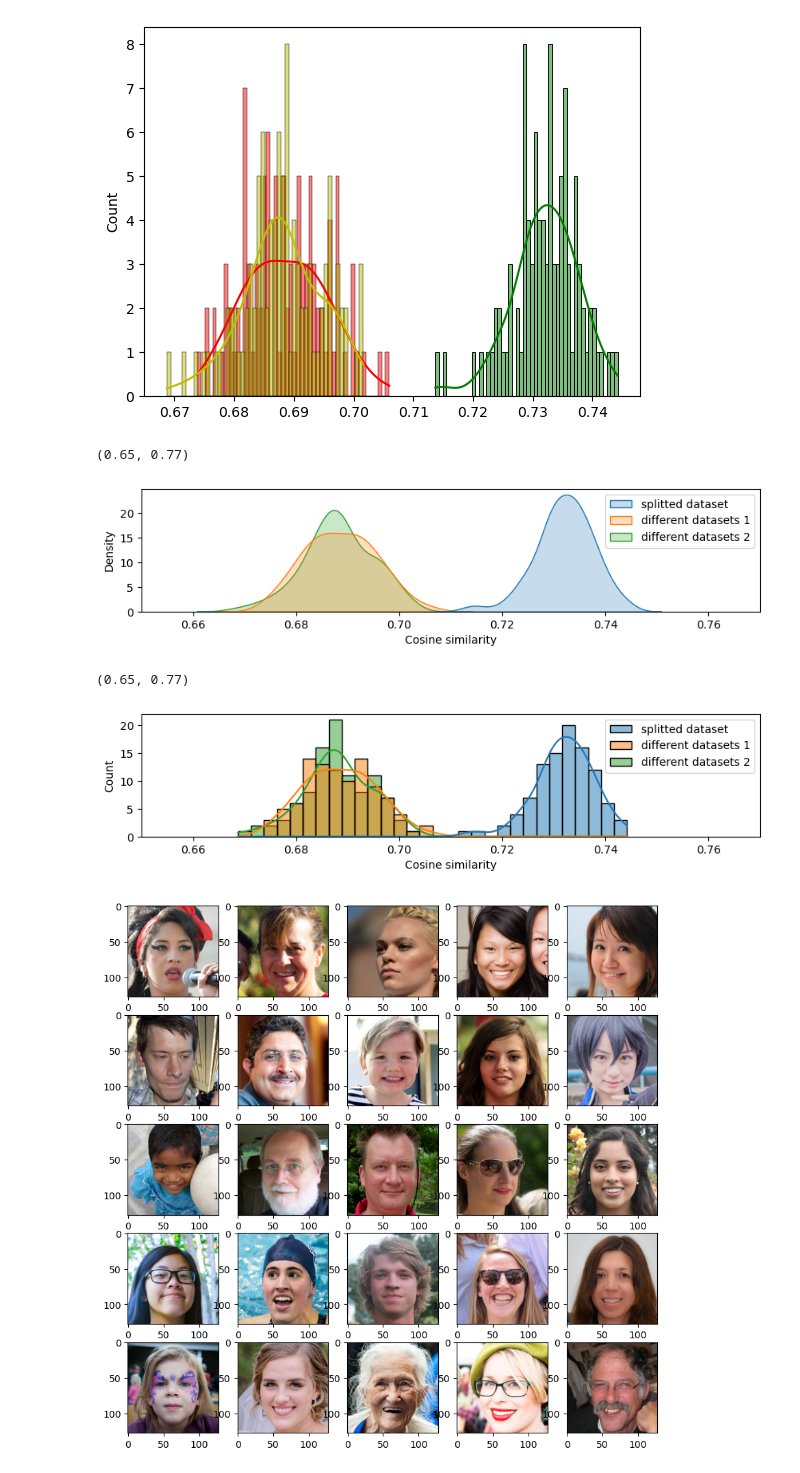
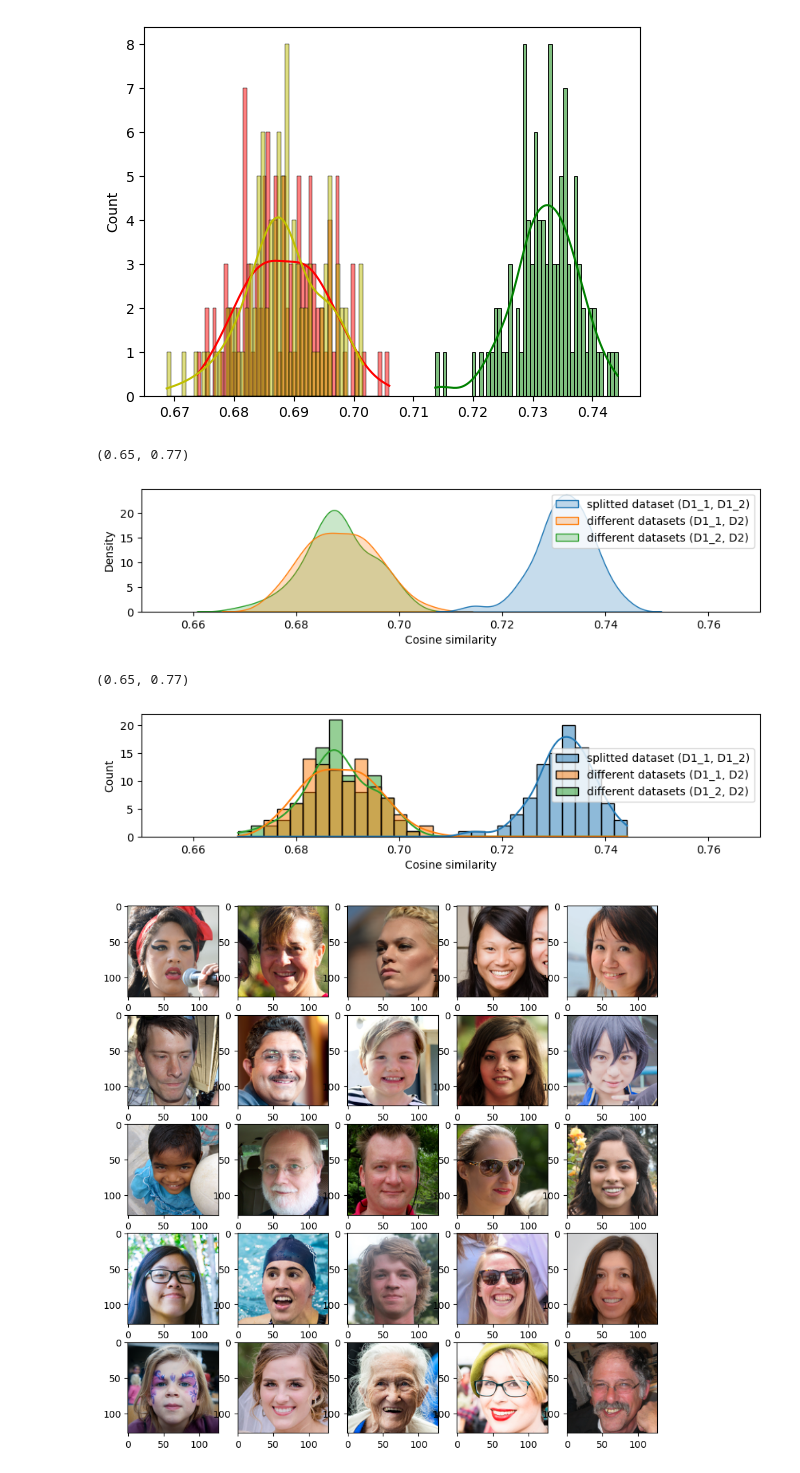
Before and after one commit to Usatoff/datasets_similarity, a Jupyter notebook: base.ipynb, the cells around one changed output. Drawn from its saved outputs; the diff is of its cells as text; code cells hidden in the pictures.

```diff
--- a/base.ipynb
+++ b/base.ipynb
@@ -202,9 +202,9 @@ sns.histplot(similarities_test_list_2, bins=50, kde=True, color='y')
 [figure]
 # %%
 to_plot = pd.DataFrame({
-    'splitted dataset': similarities_list,
-    'different datasets 1': similarities_test_list_1,
-    'different datasets 2': similarities_test_list_2,
+    'splitted dataset (D1_1, D1_2)': similarities_list,
+    'different datasets (D1_1, D2)': similarities_test_list_1,
+    'different datasets (D1_2, D2)': similarities_test_list_2,
 })
 
 # sns.kdeplot(similarities_list,        color='g', fill=True, alpha=0.1)
@@ -217,21 +217,21 @@ plot.set_xlabel('Cosine similarity')
 plot.set_xlim(0.65, 0.77)
 # %% [output]
 (0.65, 0.77)
-[figure, old version]
+[figure, new version]
 # %%
 to_plot = pd.DataFrame({
-    'splitted dataset': similarities_list,
-    'different datasets 1': similarities_test_list_1,
-    'different datasets 2': similarities_test_list_2,
+    'splitted dataset (D1_1, D1_2)': similarities_list,
+    'different datasets (D1_1, D2)': similarities_test_list_1,
+    'different datasets (D1_2, D2)': similarities_test_list_2,
 })
 
 plt.figure(figsize=(10,2))
 plot = sns.histplot(data=to_plot, fill=True, kde=True, bins=30)
 plot.set_xlabel('Cosine similarity')
 plot.set_xlim(0.65, 0.77)
 # %% [output]
 (0.65, 0.77)
-[figure, old version]
+[figure, new version]
 # %%
 def plot_images(dataset, cnt, random_state=42):
     np.random.seed(random_state)
```
Also changed, not shown: parts of 1 cell of this notebook.
